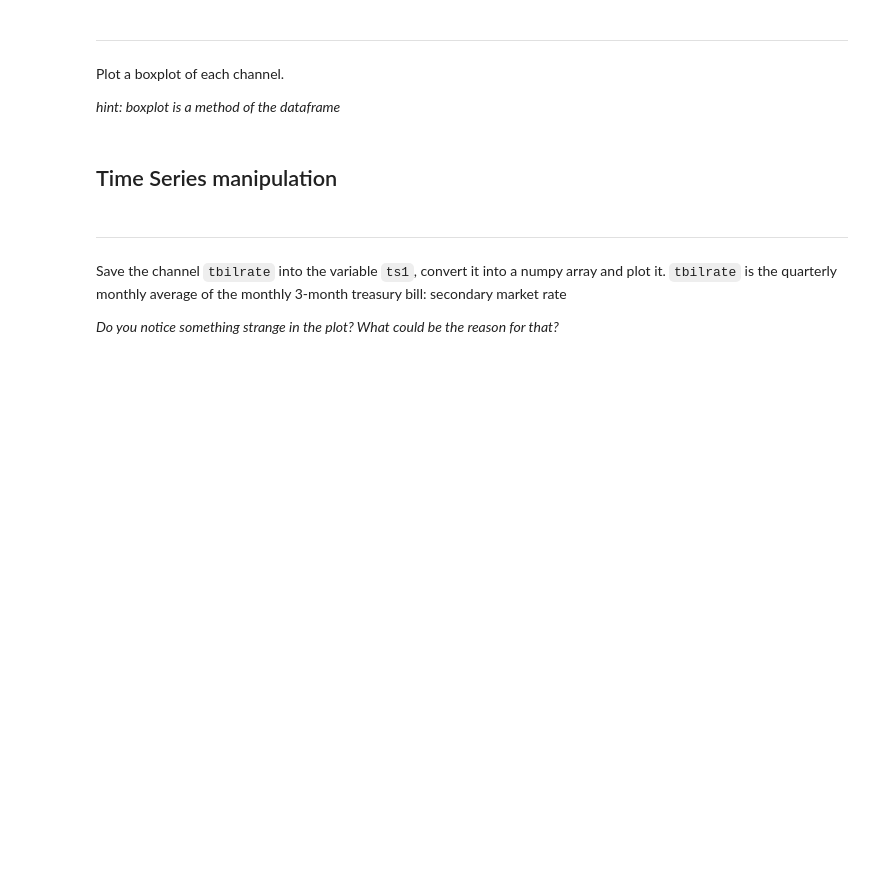
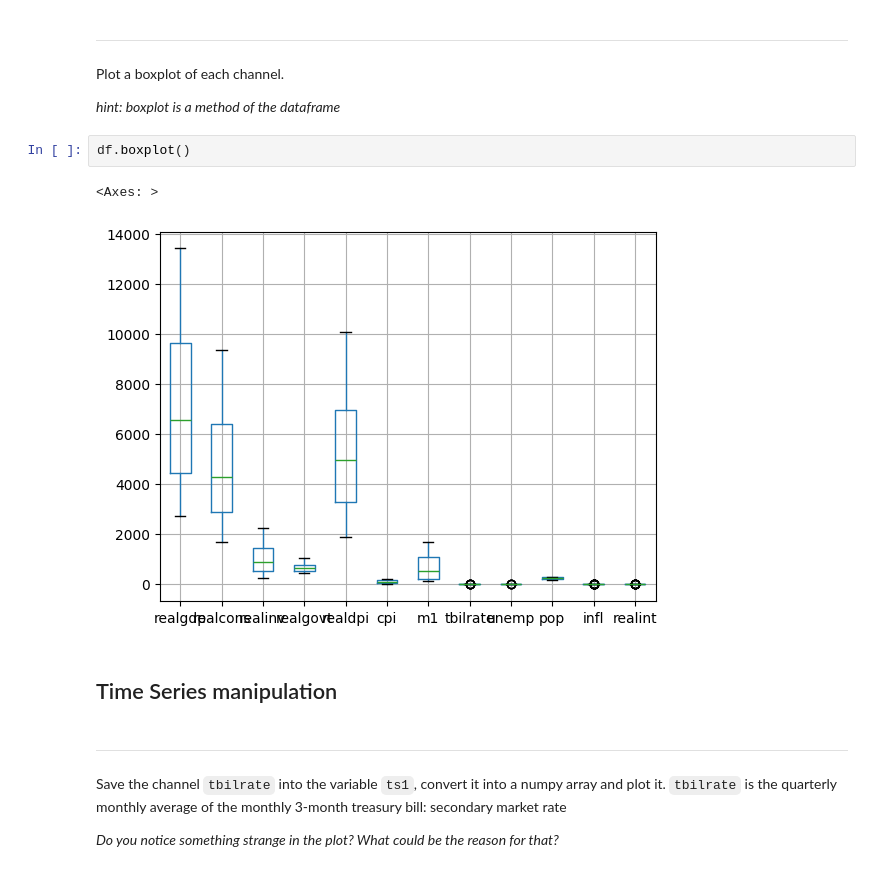
Before and after one commit to icezimmer/pmts, a Jupyter notebook: notebooks/01_Introduction_and_Preprocessing_exercise.ipynb, the cells around one changed output. Drawn from its saved outputs; the diff is of its cells as text; blank space fills up the shorter version.

```diff
--- a/notebooks/01_Introduction_and_Preprocessing_exercise.ipynb
+++ b/notebooks/01_Introduction_and_Preprocessing_exercise.ipynb
@@ -38,6 +114,11 @@ Does a logarithmic scale work in this case? Why?
 Plot a boxplot of each channel.
 
 *hint: boxplot is a method of the dataframe*
+# %%
+df.boxplot()
+# %% [output]
+<Axes: >
+[figure, added]
 # %% [markdown]
 ## Time Series manipulation
 # %% [markdown]
```
Also changed, not shown: parts of 14 cells of this notebook, 2 other files.
